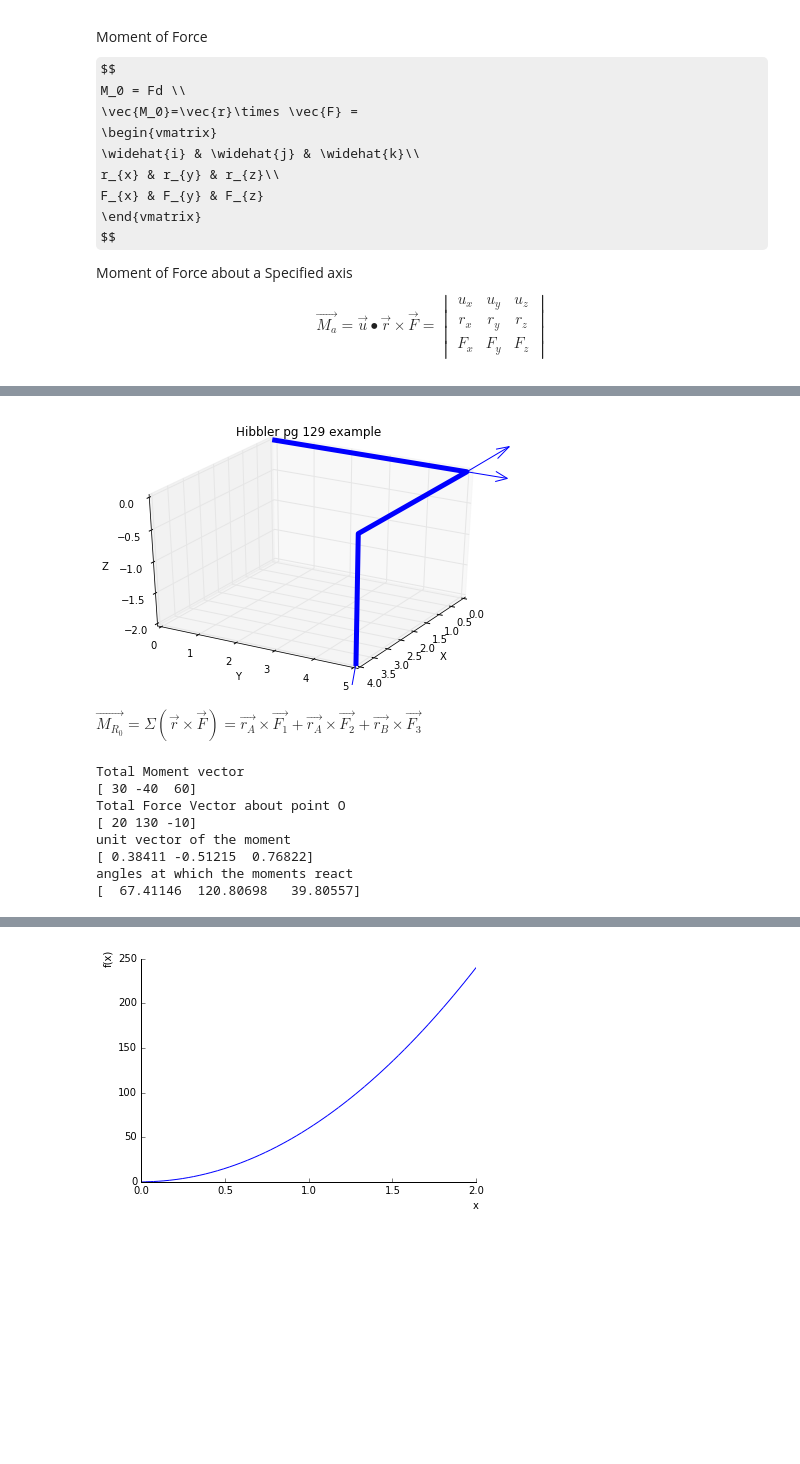
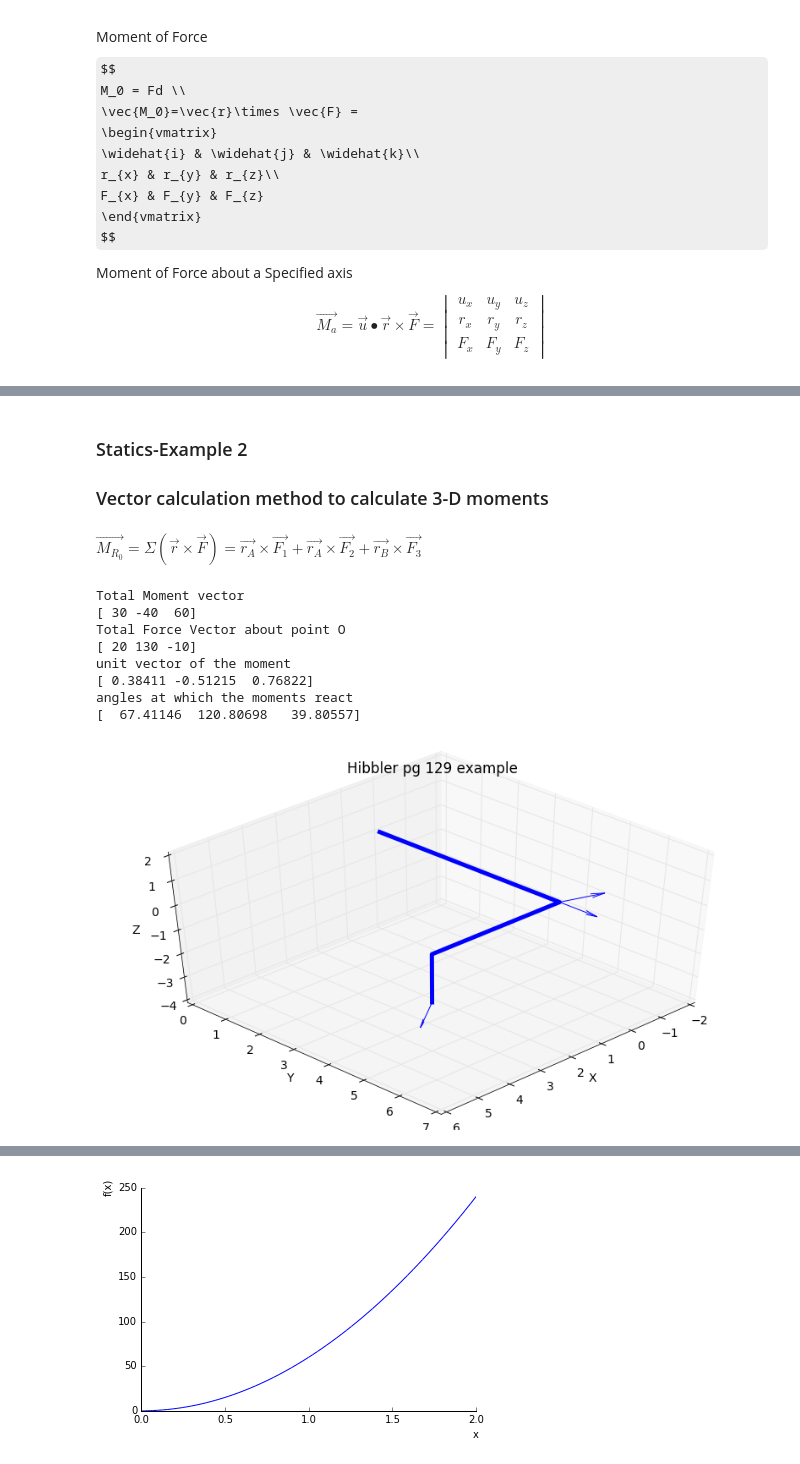
Before and after one commit to nagordon/mechpy, a Jupyter notebook: mechpy.ipynb, the cells around one changed output, grey strips where cells are left out. Cells and saved outputs as stored; diff of their text form; code cells hidden in the pictures; some formulas as TeX source; blank space fills up the shorter version.

```diff
--- a/mechpy.ipynb
+++ b/mechpy.ipynb
@@ -281,69 +185,71 @@ plt.show()
-# %%
-import matplotlib.pyplot as plt
-from mpl_toolkits.mplot3d import Axes3D
-fig = plt.figure()
-
-ax = plt.axes(projection='3d')
-
-# bar
-x=[0,0,4,4]
-y=[0,5,5,5]
-z=[0,0,0,-2]
-
-# Applied Forces
-X=[0,0,4]
-Y=[5,5,5]
-Z=[0,0,-2]
-U=[-60,0 ,80]
-V=[40 ,50,40]
-W=[20 ,0 ,-30]
-
-ax.plot(x, y, z, '-b', linewidth=5)
-ax.view_init(30, 30)
-
-ax.set_xlabel('X')
-ax.set_ylabel('Y')
-ax.set_zlabel('Z')
-ax.set_title('Hibbler pg 129 example')
-#ax.set_xlim([min(X), max(X)])
-#ax.set_ylim([min(Y), max(Y)])
-#ax.set_zlim([min(Z), max(Z)])
-
-plt.tight_layout()
-
-ax.quiver3D(X, Y, Z, U, V, W, pivot='tail');
-# %% [output]
-[figure, removed]
+# %% [markdown]
+### Statics-Example 2
+### Vector calculation method to calculate 3-D moments
 # %% [markdown]
 $
 \vec{M_{R_0}}=\Sigma \left( \vec{r} \times \vec{F} \right) = \vec{r_A}\times\vec{F_1} +\vec{r_A}\times\vec{F_2} + \vec{r_B}\times\vec{F_3}
 $
 # %%
+import matplotlib.pyplot as plt
+from mpl_toolkits.mplot3d import Axes3D
+fig = plt.figure()
+
+ax = plt.axes(projection='3d')
+
+# bar
+x=[0,0,4,4]
+y=[0,5,5,5]
+z=[0,0,0,-2]
+
+# Applied Forces
+X=[0,0,4]
+Y=[5,5,5]
+Z=[0,0,-2]
+U=[-60,0 ,80]
+V=[40 ,50,40]
+W=[20 ,0 ,-30]
+
+ax.plot(x, y, z, '-b', linewidth=5)
+ax.view_init(45, 45)
+
+ax.set_xlabel('X')
+ax.set_ylabel('Y')
+ax.set_zlabel('Z')
+ax.set_title('Hibbler pg 129 example')
+ax.set_xlim([min(X)-2, max(X) + 2])
+ax.set_ylim([min(Y)-5, max(Y) + 2])
+ax.set_zlim([min(Z)-2, max(Z) + 2])
+
+#plt.tight_layout()
+
+ax.quiver3D(X, Y, Z, U, V, W, pivot='tail');
+
 rA = np.array([0,5,0])  # start of F1 and F2
 rB = np.array([4,5,-2])  # start of F3
 F1 = np.array([-60,40,20])
 F2 = np.array([0,50,0])
 F3 = np.array([80,40,-30])
 M = np.cross(rA,F1) + np.cross(rA,F2) + np.cross(rB,F3)
 print('Total Moment vector')
 print(M)
 
 print('Total Force Vector about point O')
 print(sum([F1,F2,F3]))
 
 print('unit vector of the moment')
 u = M/np.linalg.norm(M)
 print(u)
 
 print('angles at which the moments react')
 print(np.rad2deg(np.arccos(u)))
 # %% [output]
 Total Moment vector
 [ 30 -40  60]
 Total Force Vector about point O
 [ 20 130 -10]
 unit vector of the moment
 [ 0.38411 -0.51215  0.76822]
 angles at which the moments react
 [  67.41146  120.80698   39.80557]
+[figure, added]
 # %% [markdown]
```
Also changed, not shown: parts of 117 cells of this notebook, 1 other file.
